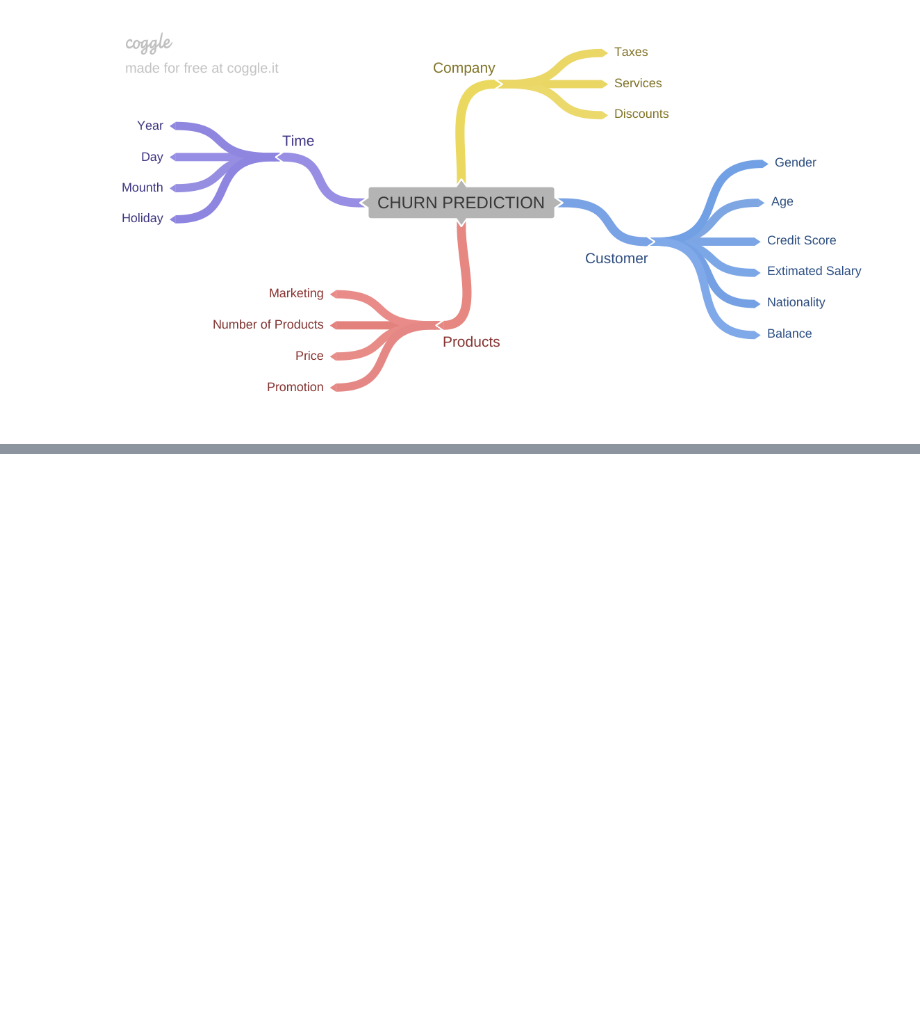
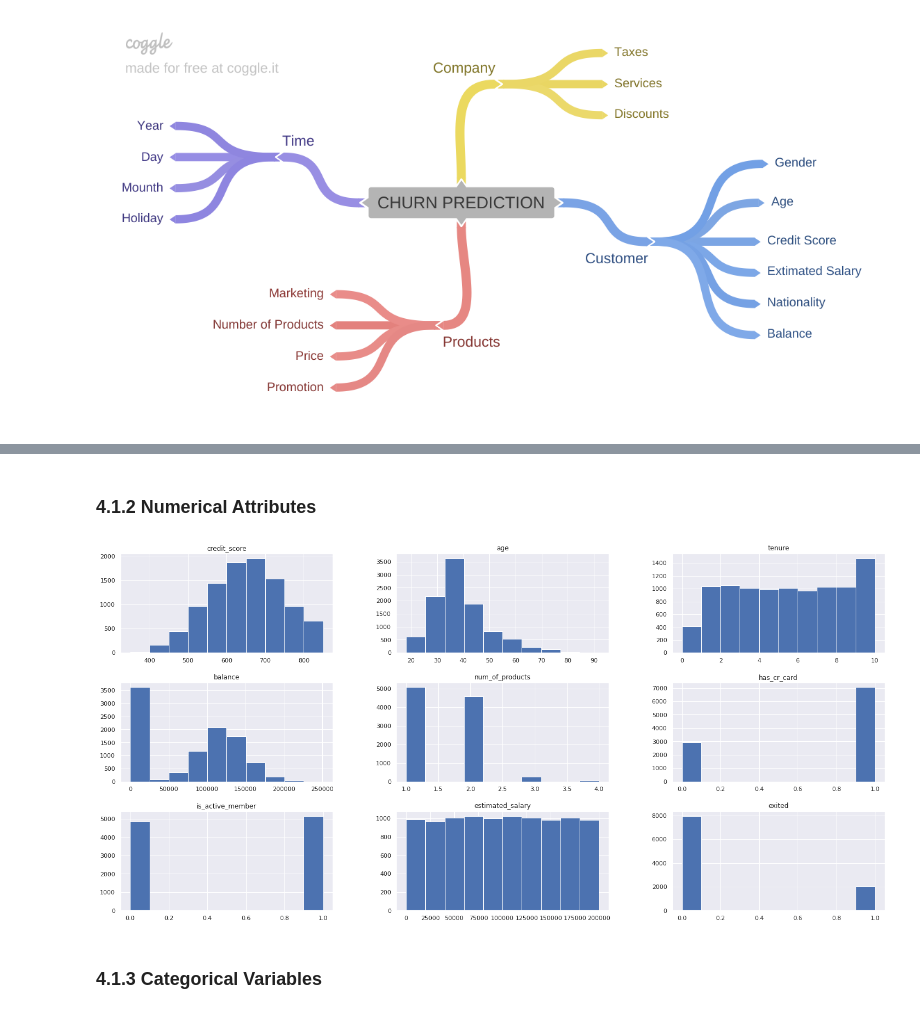
Before and after one commit to ronaldoi9/churn_prediction, a Jupyter notebook: churn_prediction.ipynb, the cells around one changed output, grey strips where cells are left out. Cells and saved outputs as stored; diff of their text form; code cells hidden in the pictures; blank space fills up the shorter version.

```diff
--- a/churn_prediction.ipynb
+++ b/churn_prediction.ipynb
@@ -271,0 +267,8 @@ Image('img/mind_map_hypothesis.png')
+# %% [markdown]
+### 4.1.2 Numerical Attributes
+# %%
+num_attributes.drop(columns=['customer_id']).hist();
+# %% [output]
+[figure, added]
+# %% [markdown]
+### 4.1.3 Categorical Variables
```
Also changed, not shown: parts of 114 cells of this notebook.
